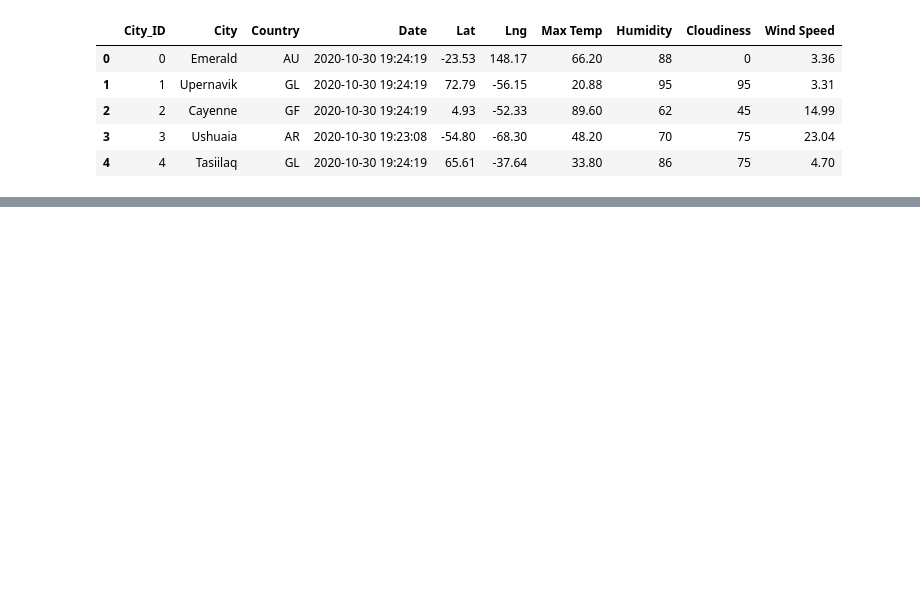
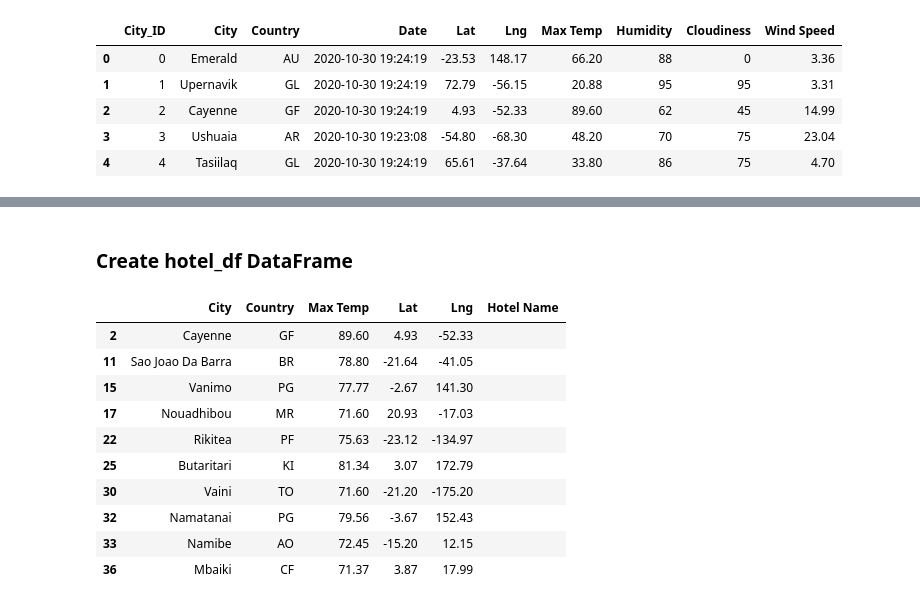
Before and after one commit to ewyluda/World_Weather_Analysis, a Jupyter notebook: VacationPy.ipynb, the cells around one changed output, grey strips where cells are left out. Saved outputs shown, nothing was run; the diff lists cells and outputs as text; code cells hidden in the pictures; blank space fills up the shorter version.

```diff
--- a/VacationPy.ipynb
+++ b/VacationPy.ipynb
@@ -53,0 +247,19 @@ InvalidWeightException: -1.91 is not a valid weight. Weights must be non-negativ
+# %% [markdown]
+### Create hotel_df DataFrame
+# %%
+# Create DataFrame called hotel_df to store hotel names along with city, country, max temp, and coordinates.
+hotel_df = preferred_cities_df[["City", "Country", "Max Temp", "Lat", "Lng"]].copy()
+hotel_df["Hotel Name"] = ""
+hotel_df.head(10)
+# %% [output]
+|  | City | Country | Max Temp | Lat | Lng | Hotel Name |
+| 2 | Cayenne | GF | 89.60 | 4.93 | -52.33 |  |
+| 11 | Sao Joao Da Barra | BR | 78.80 | -21.64 | -41.05 |  |
+| 15 | Vanimo | PG | 77.77 | -2.67 | 141.30 |  |
+| 17 | Nouadhibou | MR | 71.60 | 20.93 | -17.03 |  |
+| 22 | Rikitea | PF | 75.63 | -23.12 | -134.97 |  |
+| 25 | Butaritari | KI | 81.34 | 3.07 | 172.79 |  |
+| 30 | Vaini | TO | 71.60 | -21.20 | -175.20 |  |
+| 32 | Namatanai | PG | 79.56 | -3.67 | 152.43 |  |
+| 33 | Namibe | AO | 72.45 | -15.20 | 12.15 |  |
+| 36 | Mbaiki | CF | 71.37 | 3.87 | 17.99 |  |
```
Also changed, not shown: parts of 29 cells of this notebook, 3 other files.
